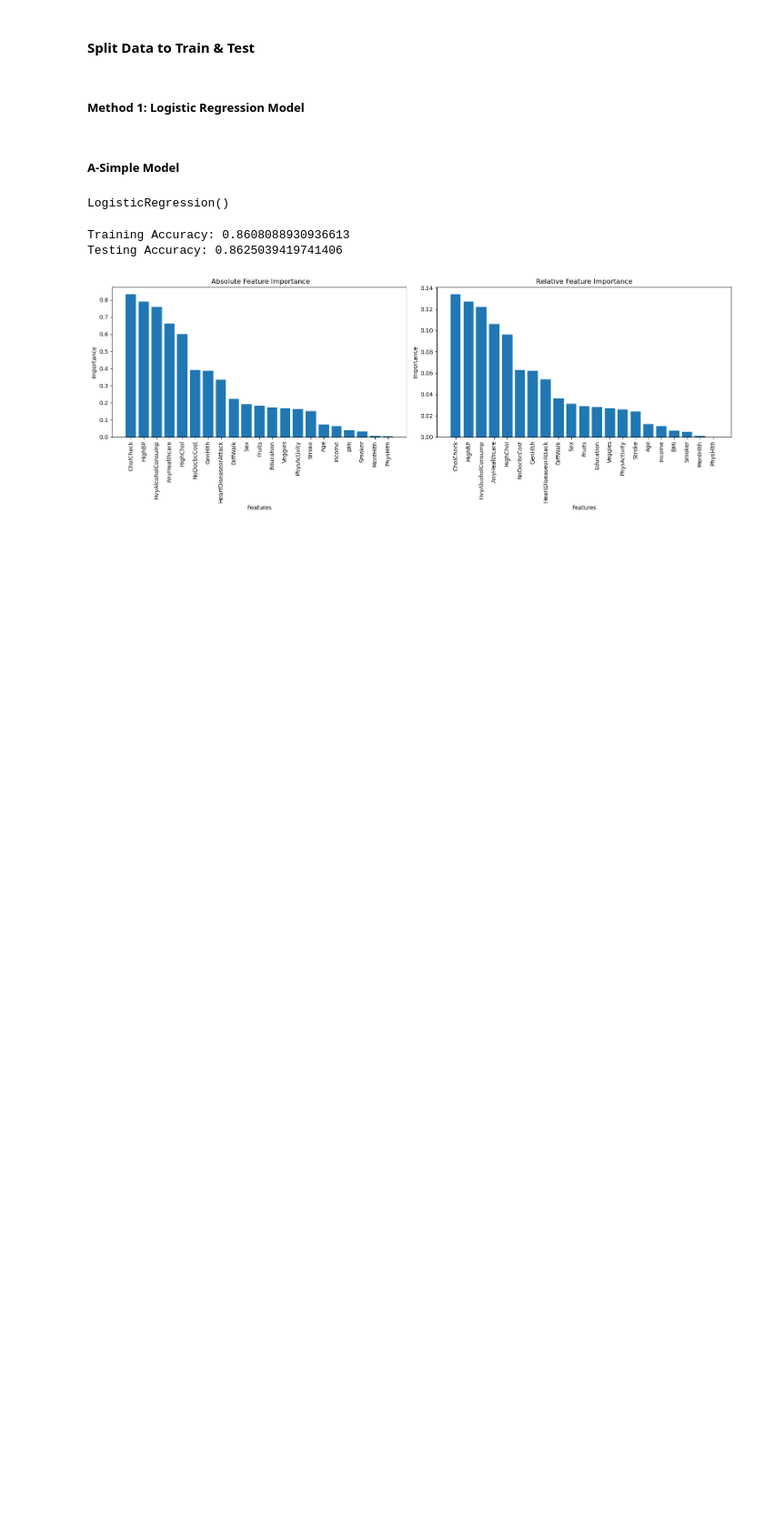
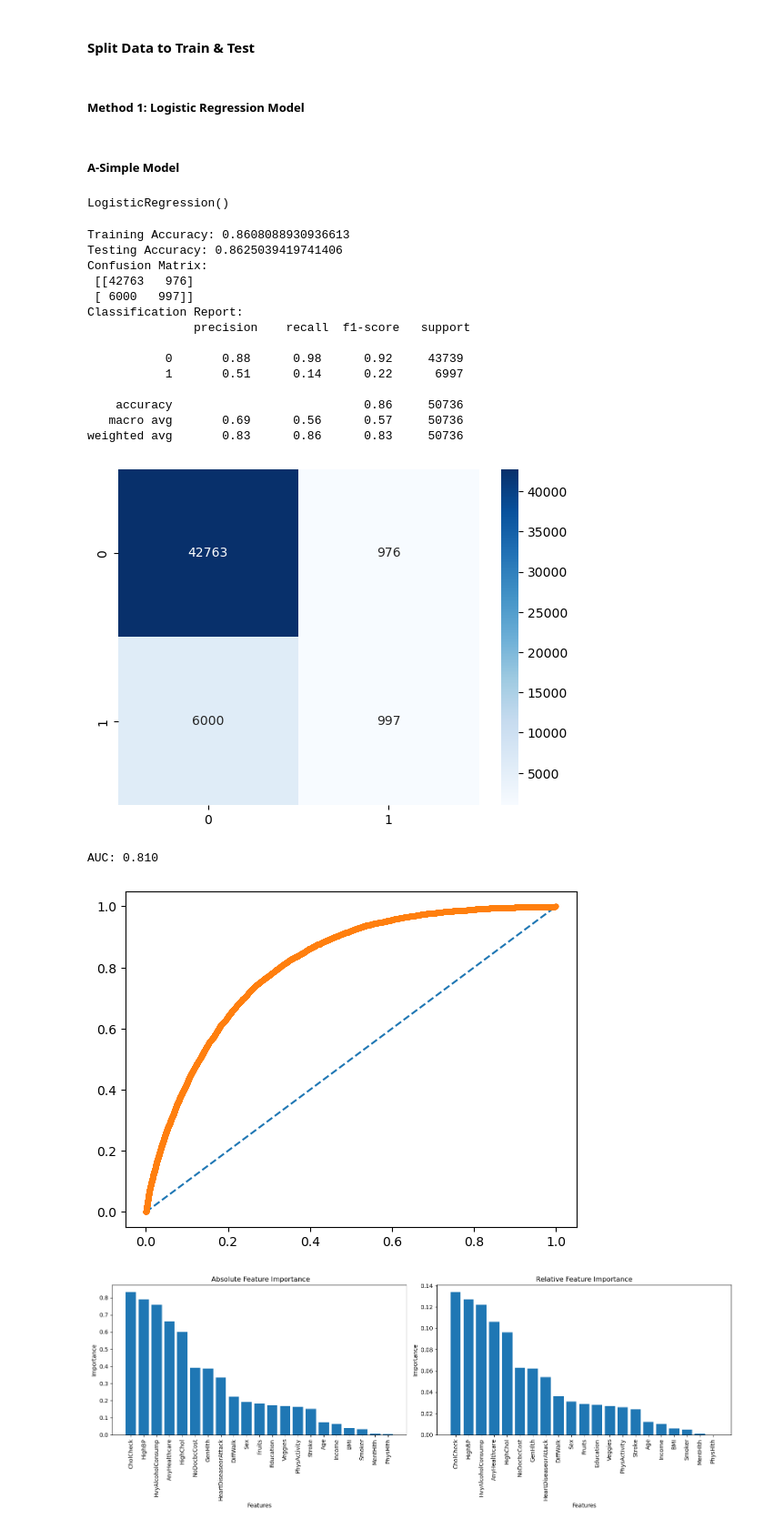
Before and after one commit to yasmineghanem/ML-Project, a Jupyter notebook: notebook.ipynb, the cells around one changed output. Shown at 91% size. Cells and saved outputs as stored; diff of their text form; code cells hidden in the pictures; blank space fills up the shorter version.

```diff
--- a/notebook.ipynb
+++ b/notebook.ipynb
@@ -425,17 +429,59 @@ lr_model = LogisticRegression()
 lr_model.fit(X_train, y_train)
 # %% [output]
 LogisticRegression()
-# %%
-#################################################### Model Evaluation ####################################################
-# Evaluate model
-train_accuracy = accuracy_score(y_train, lr_model.predict(X_train))
-test_accuracy = accuracy_score(y_test, lr_model.predict(X_test))
-
-print("Training Accuracy:", train_accuracy)
-print("Testing Accuracy:", test_accuracy)
-# %% [output]
-Training Accuracy: 0.8608088930936613
-Testing Accuracy: 0.8625039419741406
+# %%
+#################################################### Model Evaluation ####################################################
+# Evaluate model
+y_pred_train = lr_model.predict(X_train)
+y_pred_test = lr_model.predict(X_test)
+
+train_accuracy = accuracy_score(y_train, y_pred_train)
+test_accuracy = accuracy_score(y_test, y_pred_test)
+conf_matrix = confusion_matrix(y_test, y_pred_test)
+class_report = classification_report(y_test, y_pred_test)
+
+print("Training Accuracy:", train_accuracy)
+print("Testing Accuracy:", test_accuracy)
+print("Confusion Matrix: \n", conf_matrix)
+print("Classification Report: \n", class_report)
+
+sns.heatmap(conf_matrix, annot=True, fmt='d', cmap='Blues')
+plt.show()
+
+#ROC-AUC Curve
+# predict probabilities and keep postive outcomes only
+probs = lr_model.predict_proba(X_test)
+probs = probs[:, 1]
+
+# AUC
+auc = roc_auc_score(y_test, probs)
+print('AUC: %.3f' % auc)
+
+# ROC
+fpr, tpr, thresholds = roc_curve(y_test, probs)
+# plot no skill
+plt.plot([0, 1], [0, 1], linestyle='--')
+# plot the roc curve for the model
+plt.plot(fpr, tpr, marker='.')
+plt.show()
+# %% [output]
+Training Accuracy: 0.8608088930936613
+Testing Accuracy: 0.8625039419741406
+Confusion Matrix:
+ [[42763   976]
+ [ 6000   997]]
+Classification Report:
+               precision    recall  f1-score   support
+
+           0       0.88      0.98      0.92     43739
+           1       0.51      0.14      0.22      6997
+
+    accuracy                           0.86     50736
+   macro avg       0.69      0.56      0.57     50736
+weighted avg       0.83      0.86      0.83     50736
+[figure, added]
+AUC: 0.810
+[figure, added]
 # %%
 #################################################### Feature's Importance ####################################################
 #1-Absolute Feature Importance
```
Also changed, not shown: parts of 11 cells of this notebook, 3 other files.
